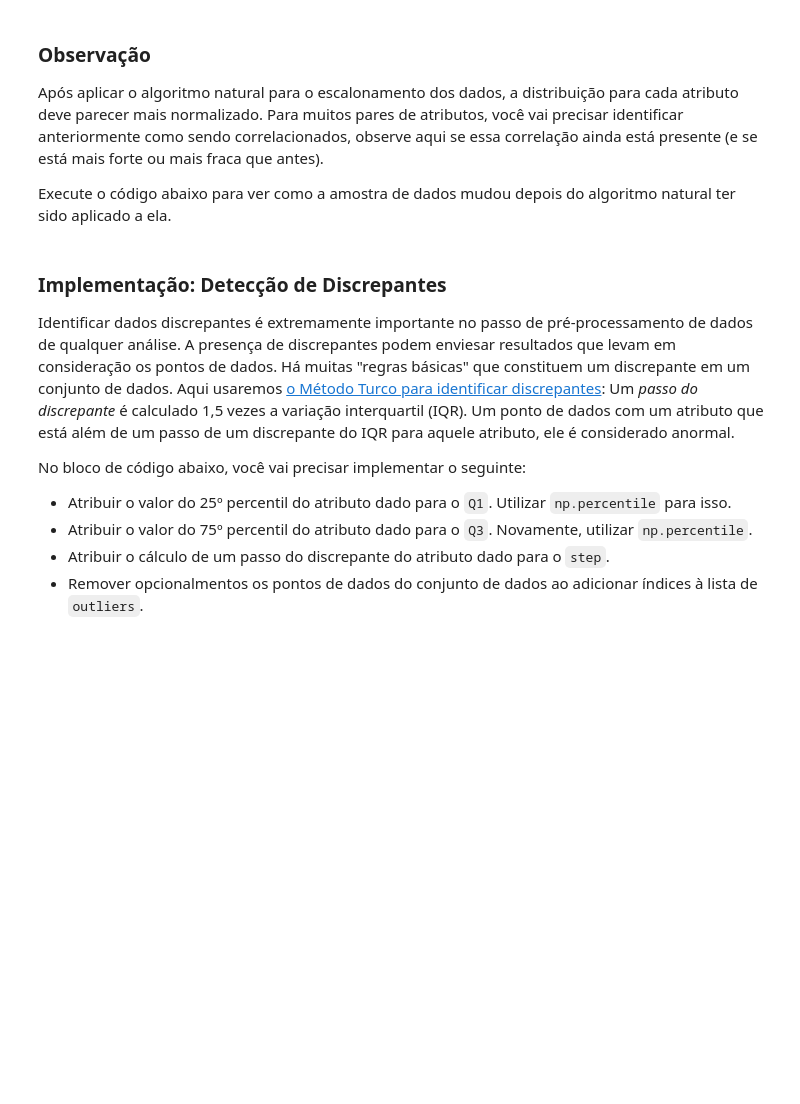
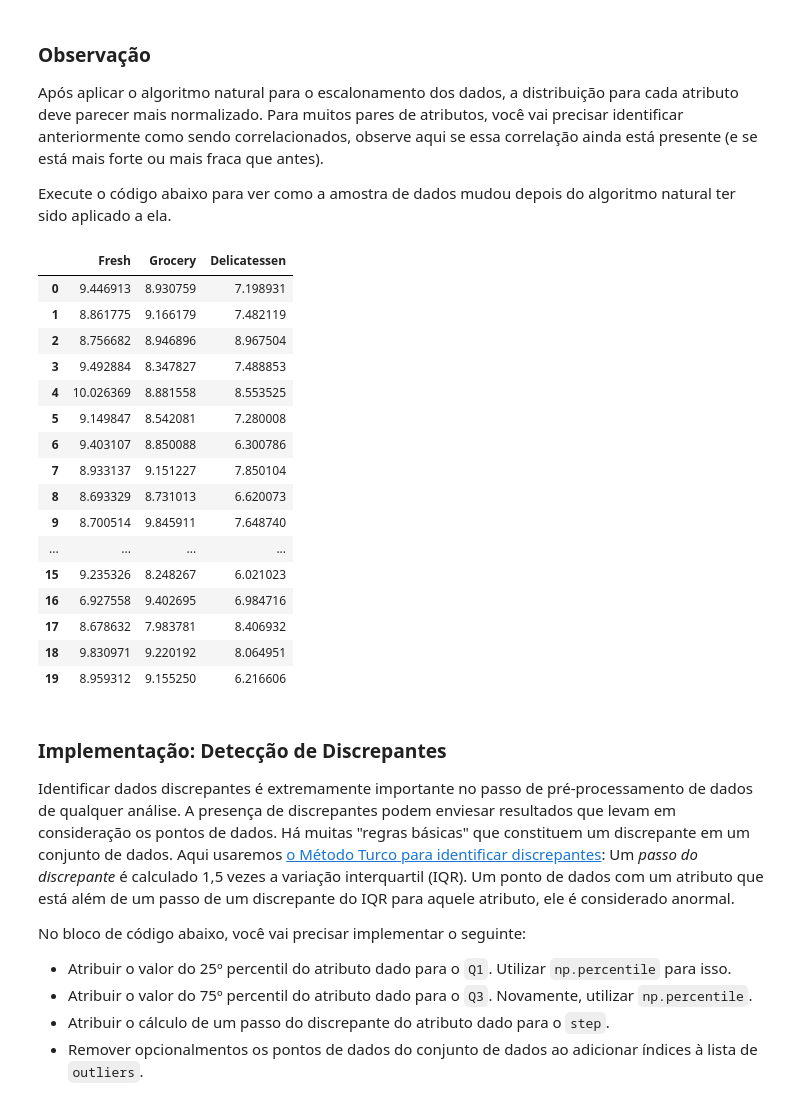
Before and after one commit to rafaelnovello/Machine-Learning-Nanodegree, a Jupyter notebook: 4-Unsupervised-Learning/Project/customer_segments_PT.ipynb, the cells around one changed output. Saved outputs shown, nothing was run; the diff lists cells and outputs as text; code cells hidden in the pictures; blank space fills up the shorter version.

```diff
--- a/4-Unsupervised-Learning/Project/customer_segments_PT.ipynb
+++ b/4-Unsupervised-Learning/Project/customer_segments_PT.ipynb
@@ -178,7 +180,25 @@ Após aplicar o algoritmo natural para o escalonamento dos dados, a distribuiç
 Execute o código abaixo para ver como a amostra de dados mudou depois do algoritmo natural ter sido aplicado a ela.
 # %%
 # Mostre a amostra dados log-transformada
-display(log_samples)
+log_samples.head(20)
+# %% [output]
+|  | Fresh | Grocery | Delicatessen |
+| 0 | 9.446913 | 8.930759 | 7.198931 |
+| 1 | 8.861775 | 9.166179 | 7.482119 |
+| 2 | 8.756682 | 8.946896 | 8.967504 |
+| 3 | 9.492884 | 8.347827 | 7.488853 |
+| 4 | 10.026369 | 8.881558 | 8.553525 |
+| 5 | 9.149847 | 8.542081 | 7.280008 |
+| 6 | 9.403107 | 8.850088 | 6.300786 |
+| 7 | 8.933137 | 9.151227 | 7.850104 |
+| 8 | 8.693329 | 8.731013 | 6.620073 |
+| 9 | 8.700514 | 9.845911 | 7.648740 |
+| ... | ... | ... | ... |
+| 15 | 9.235326 | 8.248267 | 6.021023 |
+| 16 | 6.927558 | 9.402695 | 6.984716 |
+| 17 | 8.678632 | 7.983781 | 8.406932 |
+| 18 | 9.830971 | 9.220192 | 8.064951 |
+| 19 | 8.959312 | 9.155250 | 6.216606 |
 # %% [markdown]
 ### Implementação: Detecção de Discrepantes
 Identificar dados discrepantes é extremamente importante no passo de pré-processamento de dados de qualquer análise. A presença de discrepantes podem enviesar resultados que levam em consideração os pontos de dados. Há muitas "regras básicas" que constituem um discrepante em um conjunto de dados. Aqui usaremos [o Método Turco para identificar discrepantes](http://datapigtechnologies.com/blog/index.php/highlighting-outliers-in-your-data-with-the-tukey-method/): Um *passo do discrepante* é calculado 1,5 vezes a variação interquartil (IQR). Um ponto de dados com um atributo que está além de um passo de um discrepante do IQR para aquele atributo, ele é considerado anormal.
```
Also changed, not shown: parts of 5 cells of this notebook, 1 other file.
